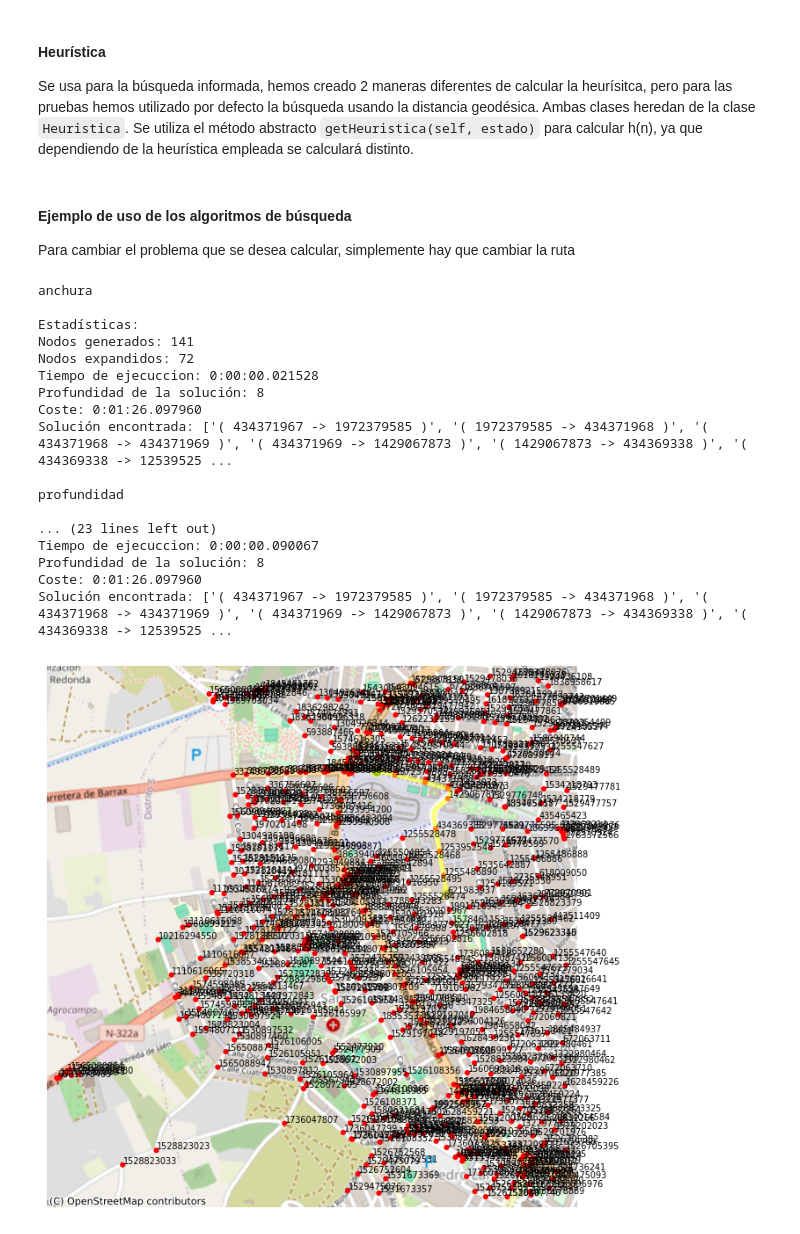
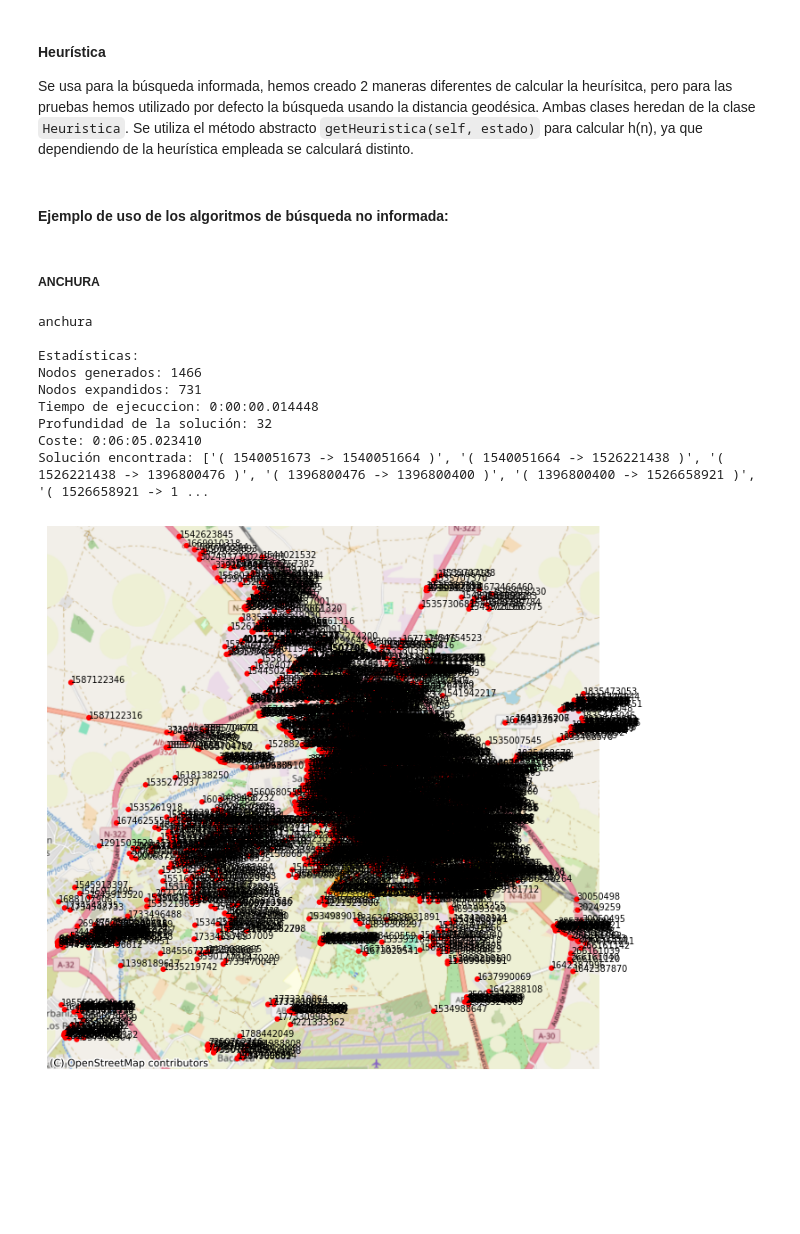
Before and after one commit to Karlingas/practicas_Inteligengtes, a Jupyter notebook: pr1_SSII/Lab1_spanish.ipynb, the cells around one changed output. Saved outputs shown, nothing was run; the diff lists cells and outputs as text; code cells hidden in the pictures; blank space fills up the shorter version.

Commit message:
Creo que he optimizado mas los algoritmos, además he eliminado métodos innecesarios.

```diff
--- a/pr1_SSII/Lab1_spanish.ipynb
+++ b/pr1_SSII/Lab1_spanish.ipynb
@@ -323,9 +323,9 @@ class Problema:
         self.veloMax = 0
 
         self.intersecciones = {}
-        self.acciones = {}
+        self.acciones = {} #Diccionario de acciones
        # Combinar ambos bucles en uno
-        for dato in self.datos_json.get("intersections", []) + self.datos_json.get("segments", []):
+        for dato in self.datos_json["intersections"] + self.datos_json["segments"]:
             if "identifier" in dato:  # Procesar intersección
                 estado = Estado(dato["identifier"], dato["latitude"], dato["longitude"])
                 self.intersecciones[dato["identifier"]] = estado
@@ -343,7 +343,7 @@ class Problema:
 
 
     def getAcciones(self, estado):
-        return self.acciones[estado.interseccion].queue
+        return self.acciones[estado.interseccion]
 
     def esObjetivo(self, estado):
         return estado.interseccion == self.estado_objetivo.interseccion
@@ -433,7 +433,7 @@ class Busqueda(ABC):
     def expandir(self, nodo):
         sucesores = []
         acciones = PriorityQueue()
-        acciones.queue = copy.deepcopy(self.problema.getAcciones(nodo.estado))
+        acciones = self.problema.getAcciones(nodo.estado)
         #Por alguna razon, si no hago copia, se elimina la queue de problema
 
         while not acciones.empty():
@@ -607,52 +607,28 @@ class Heuristica_Euclides(Heuristica):
         distancia = math.dist([lat_actual, lon_actual],[self.lat_objetivo, self.lon_objetivo])
         return distancia
 # %% [markdown]
-#### Ejemplo de uso de los algoritmos de búsqueda
-
-Para cambiar el problema que se desea calcular, simplemente hay que cambiar la ruta
+#### Ejemplo de uso de los algoritmos de búsqueda no informada:
+# %% [markdown]
+##### ANCHURA
 # %%
-ruta_json = r'examples_with_solutions\problems\large\calle_agustina_aroca_albacete_1000_2.json'
+ruta_json = r'examples_with_solutions\problems\huge\calle_agustina_aroca_albacete_5000_0.json'
 
 #ruta_json = r'pr1_SSII/examples_with_solutions/problems/huge/calle_agustina_aroca_albacete_5000_0.json'
 
 problema = Problema(ruta_json)
 
 #anchura
 print("\nanchura")
 anchura=Busqueda_Anchura(problema).busqueda()
-
-#profundidad
-print("\nprofundidad")
-profundidad=Busqueda_Profundidad(problema).busqueda()
-
-#primero mejor
-print("\nprimero mejor")
-primero_mejor = Busqueda_Primero_Mejor(problema).busqueda()
-
-#a estrella
-print("\na estrella")
-a_estrella = Busqueda_a_estrella(problema).busqueda()
-
 plot(ruta_json,anchura)
-plot(ruta_json,profundidad)
-plot(ruta_json,primero_mejor)
-plot(ruta_json,a_estrella)
 # %% [output]
 anchura
 
 Estadísticas:
-Nodos generados: 141
-Nodos expandidos: 72
-Tiempo de ejecuccion: 0:00:00.021528
-Profundidad de la solución: 8
-Coste: 0:01:26.097960
-Solución encontrada: ['( 434371967 -> 1972379585 )', '( 1972379585 -> 434371968 )', '( 434371968 -> 434371969 )', '( 434371969 -> 1429067873 )', '( 1429067873 -> 434369338 )', '( 434369338 -> 12539525 ...
-
-profundidad
-
-... (23 lines left out)
-Tiempo de ejecuccion: 0:00:00.090067
-Profundidad de la solución: 8
-Coste: 0:01:26.097960
-Solución encontrada: ['( 434371967 -> 1972379585 )', '( 1972379585 -> 434371968 )', '( 434371968 -> 434371969 )', '( 434371969 -> 1429067873 )', '( 1429067873 -> 434369338 )', '( 434369338 -> 12539525 ...
+Nodos generados: 1466
+Nodos expandidos: 731
+Tiempo de ejecuccion: 0:00:00.014448
+Profundidad de la solución: 32
+Coste: 0:06:05.023410
+Solución encontrada: ['( 1540051673 -> 1540051664 )', '( 1540051664 -> 1526221438 )', '( 1526221438 -> 1396800476 )', '( 1396800476 -> 1396800400 )', '( 1396800400 -> 1526658921 )', '( 1526658921 -> 1 ...
-[figure, old version]
+[figure, new version]
```
Also changed, not shown: parts of 7 cells of this notebook.
